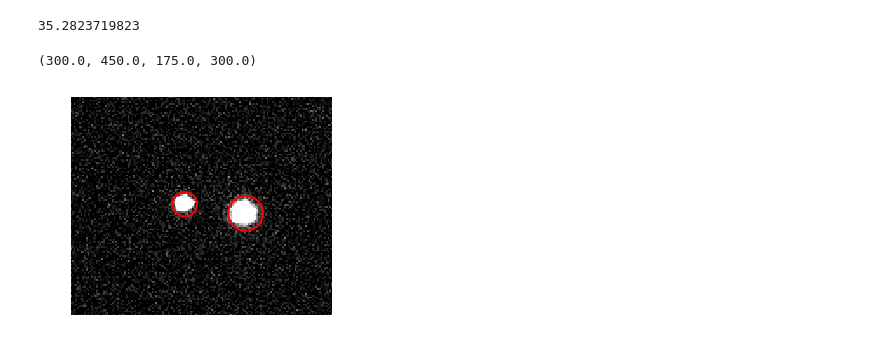
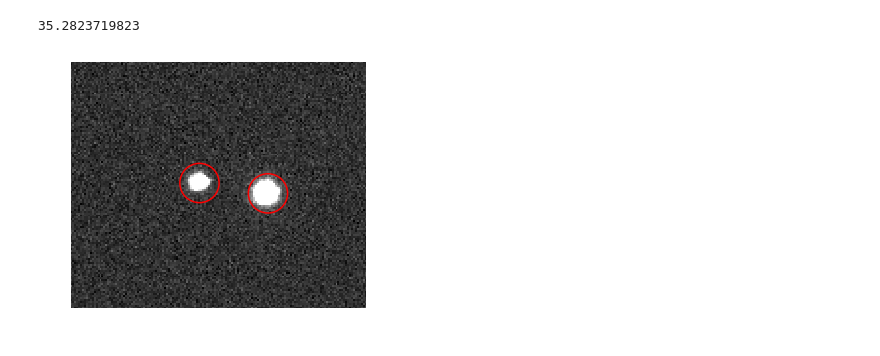
Before and after one commit to mileslucas/astro344l, a Jupyter notebook: lab2/src/lab2.ipynb, the cells around one changed output. Saved outputs shown, nothing was run; the diff lists cells and outputs as text; code cells hidden in the pictures.

```diff
--- a/lab2/src/lab2.ipynb
+++ b/lab2/src/lab2.ipynb
@@ -166,12 +166,13 @@ print(distance)
 35.2823719823
 # %%
 from photutils import CircularAperture
-apertures = [CircularAperture(position, r=(-i*3 + 10.)) for i, position in enumerate(positions)]
-plt.imshow(data, cmap='gray', origin='lower', vmin=0, vmax=100)
-[aperture.plot(color='red', lw=2) for aperture in apertures]
+apertures = CircularAperture(positions, r=10)
+plt.imshow(data, cmap='gray', origin='lower', vmin=-37, vmax=162)
+apertures.plot(color='red', lw=1.5)
 plt.xlim(300, 450)
 plt.ylim(175, 300)
 plt.axis('off')
+plt.tight_layout()
+plt.savefig('../docs/figs/dao.png')
 # %% [output]
-(300.0, 450.0, 175.0, 300.0)
-[figure, old version]
+[figure, new version]
```
Also changed, not shown: parts of 3 cells of this notebook, 7 other files.
